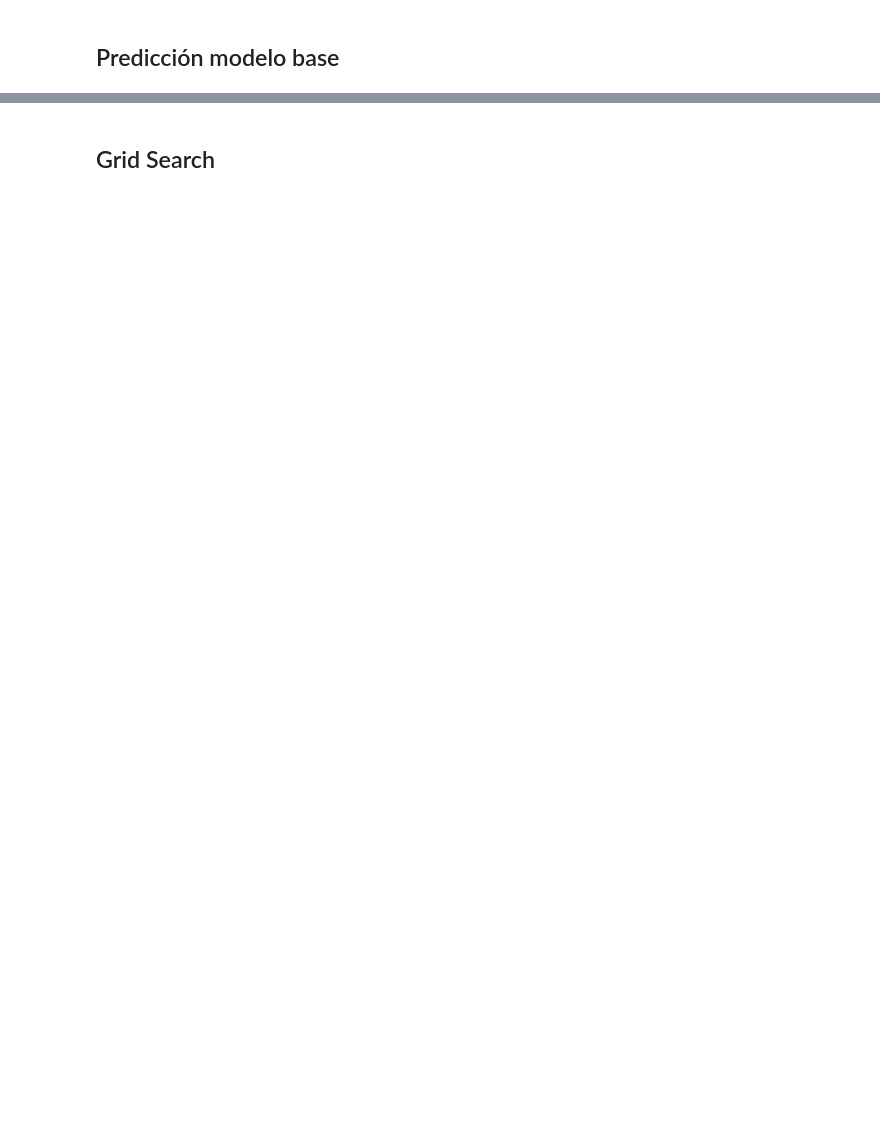
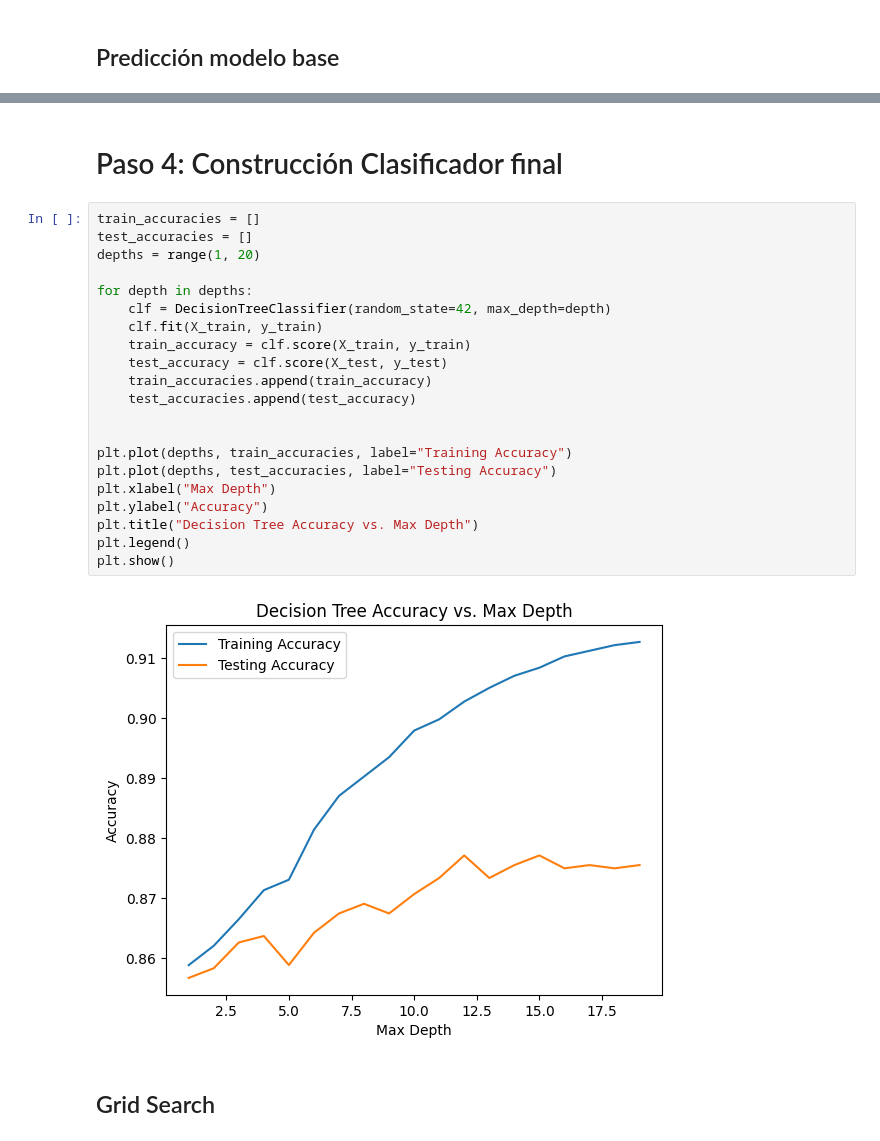
Before and after one commit to VictorRegueira/VARR_Bourbaki, a Jupyter notebook: WorkingAnalyst/Mod1/VARR_WorkingAnalyst_Mod1_Clasificacion.ipynb, the cells around one changed output, grey strips where cells are left out. Drawn from its saved outputs; the diff is of its cells as text; blank space fills up the shorter version.

```diff
--- a/WorkingAnalyst/Mod1/VARR_WorkingAnalyst_Mod1_Clasificacion.ipynb
+++ b/WorkingAnalyst/Mod1/VARR_WorkingAnalyst_Mod1_Clasificacion.ipynb
@@ -356,3 +398,28 @@ plt.show()
+# %% [markdown]
+# Paso 4: Construcción Clasificador final
+# %%
+train_accuracies = []
+test_accuracies = []
+depths = range(1, 20)
+
+for depth in depths:
+    clf = DecisionTreeClassifier(random_state=42, max_depth=depth)
+    clf.fit(X_train, y_train)
+    train_accuracy = clf.score(X_train, y_train)
+    test_accuracy = clf.score(X_test, y_test)
+    train_accuracies.append(train_accuracy)
+    test_accuracies.append(test_accuracy)
+
+
+plt.plot(depths, train_accuracies, label="Training Accuracy")
+plt.plot(depths, test_accuracies, label="Testing Accuracy")
+plt.xlabel("Max Depth")
+plt.ylabel("Accuracy")
+plt.title("Decision Tree Accuracy vs. Max Depth")
+plt.legend()
+plt.show()
+# %% [output]
+[figure, added]
 # %% [markdown]
 ## Grid Search
 # %%
```
Also changed, not shown: parts of 41 cells of this notebook.
